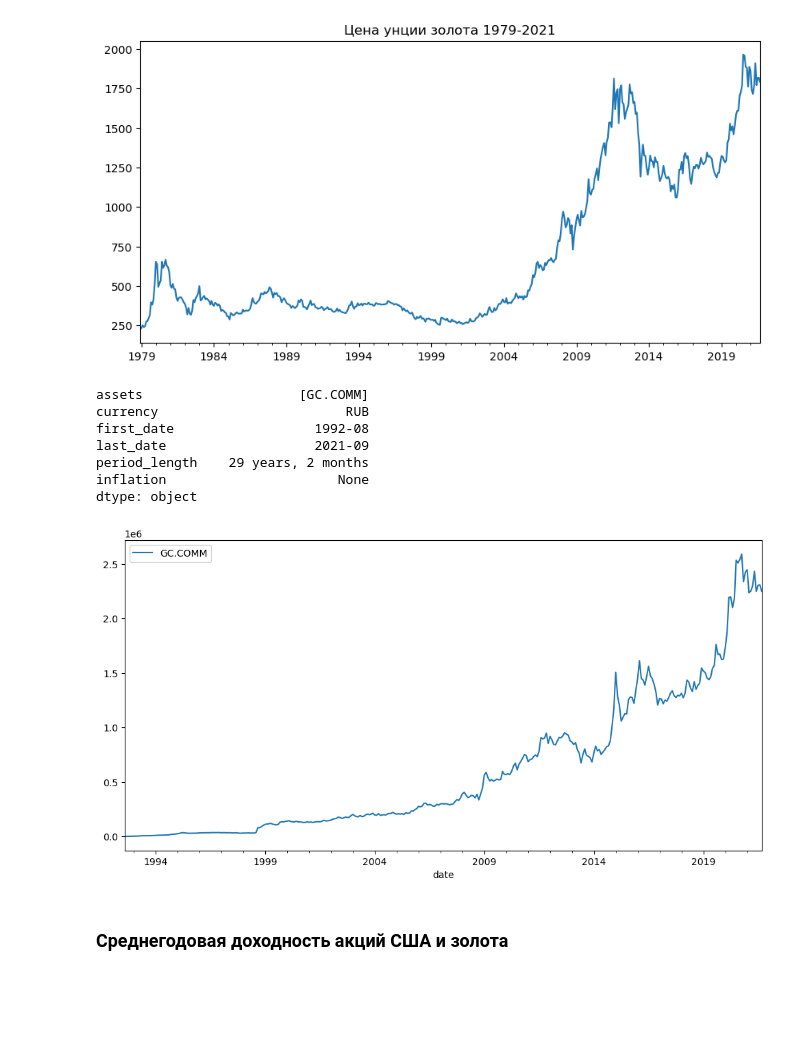
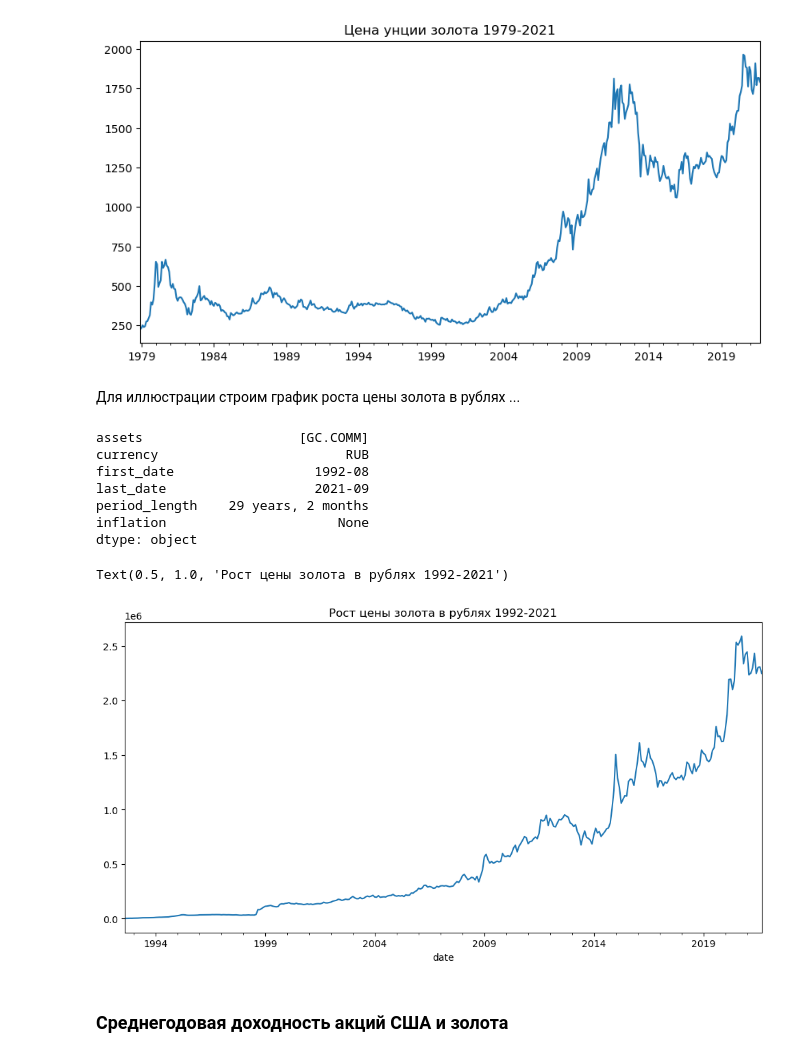
Before and after one commit to mbk-dev/publications_RUS, a Jupyter notebook: 08 gold_vs_stocks.ipynb, the cells around one changed output. Drawn from its saved outputs; the diff is of its cells as text; code cells hidden in the pictures; blank space fills up the shorter version.

```diff
--- a/08 gold_vs_stocks.ipynb
+++ b/08 gold_vs_stocks.ipynb
@@ -22,6 +22,8 @@ plt.title('Цена унции золота 1979-2021')
 # %% [output]
 Text(0.5, 1.0, 'Цена унции золота 1979-2021')
 [figure]
+# %% [markdown]
+Для иллюстрации строим график роста цены золота в рублях ...
 # %%
 gd = ok.AssetList(['GC.COMM'], ccy='RUB', inflation=False)
 gd
@@ -33,10 +35,12 @@ last_date                   2021-09
 period_length    29 years, 2 months
 inflation                      None
 dtype: object
-# %%
-gd.wealth_indexes.plot();
-# %% [output]
-[figure, removed]
+# %%
+gd.wealth_indexes.plot(legend=False)
+plt.title('Рост цены золота в рублях 1992-2021')
+# %% [output]
+Text(0.5, 1.0, 'Рост цены золота в рублях 1992-2021')
+[figure, added]
 # %% [markdown]
 ### Среднегодовая доходность акций США и золота
 # %%
```
